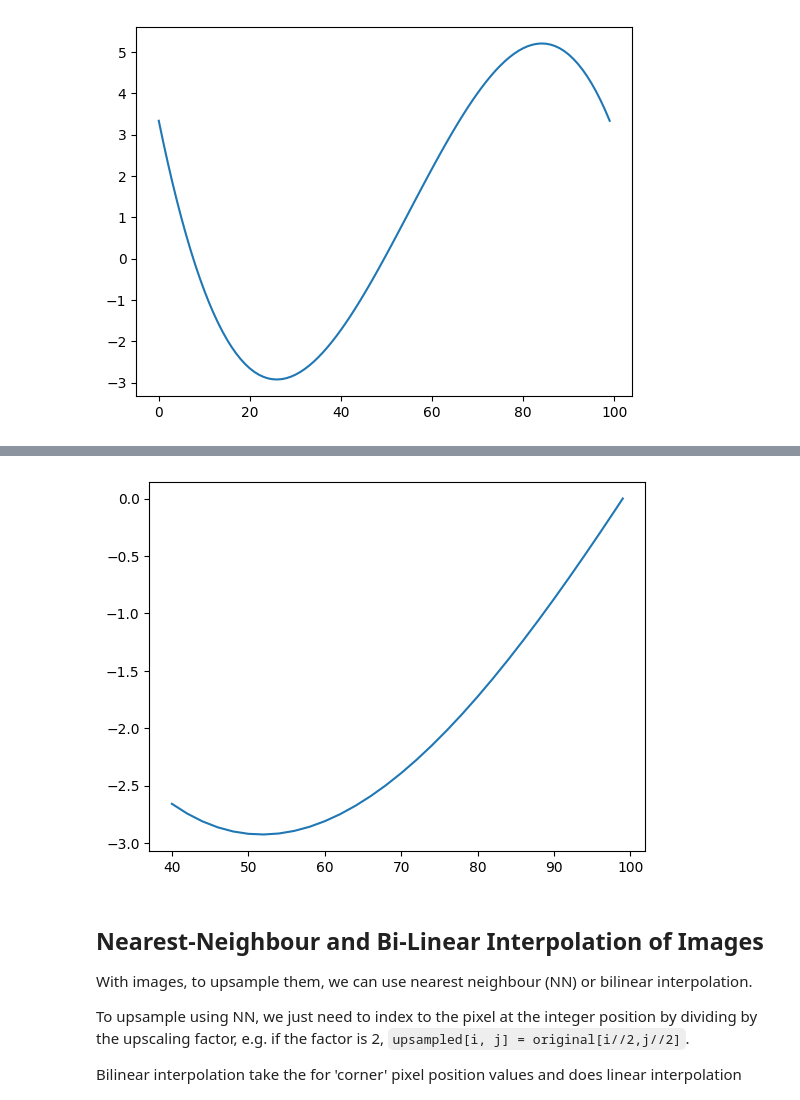
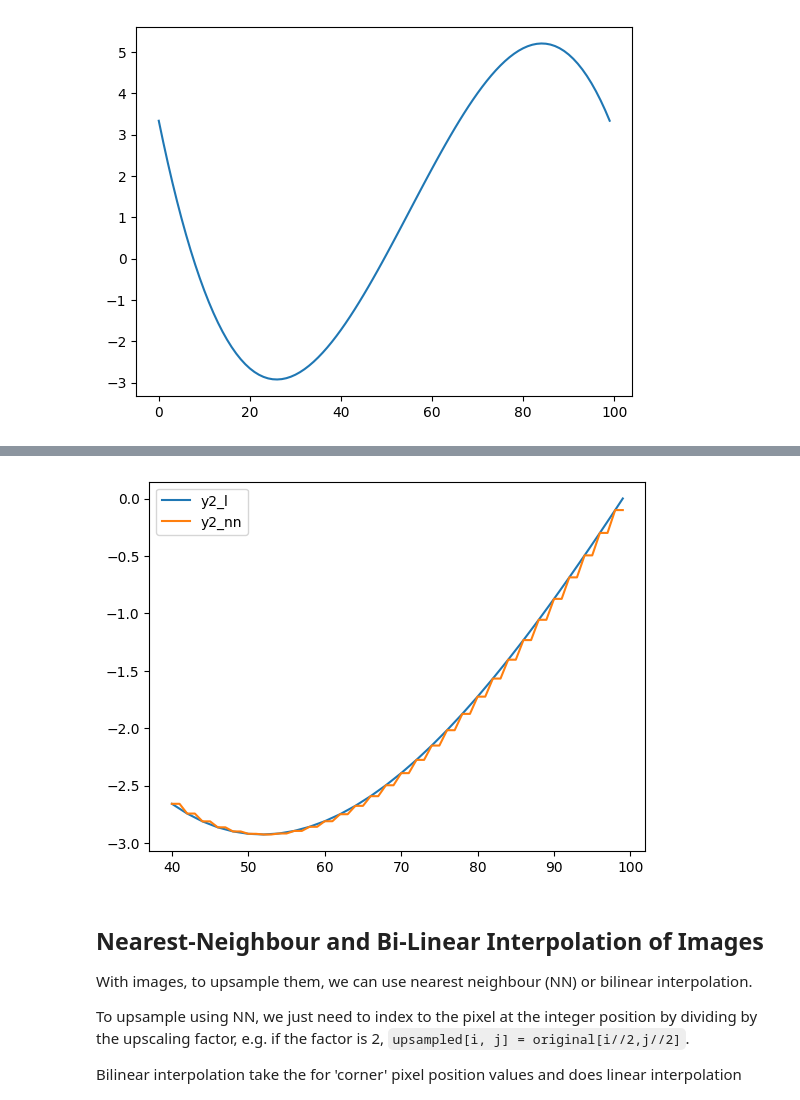
Before and after one commit to Xanonymous-GitHub/cs933-lab, a Jupyter notebook: lab2/lab-2.ipynb, the cells around one changed output, grey strips where cells are left out. Saved outputs shown, nothing was run; the diff lists cells and outputs as text; code cells hidden in the pictures.

```diff
--- a/lab2/lab-2.ipynb
+++ b/lab2/lab-2.ipynb
@@ -75,22 +100,26 @@ def interp(f, x):
 # %%
 # make an interesting function of 100 values
-#
+
 x = np.linspace(-10, 10, num=100)  # x values
-y = x + x * x / 30 - x**3 / 100
+y = x + (x ** 2 / 30) - (x ** 3 / 100)
 
 plt.plot(range(100), y)
 plt.show()
 # %% [output]
 [figure]
 # %%
-# upsample y = f(x) by a factor of 2 with nearest-neigbour interpolation
-
-y2_nn = np.zeros(2 * (len(y) - 1))
+# up_sample y = f(x) by a factor of 2 with nearest-neighbour interpolation
+# FIXED: The original code was wrong, which used `2 * (len(y) - 1)`.
+# The reason we use `2 * len(y) - 1` is because:
+# the original array has len(y) points, when we up-sample by a factor of 2, we want to
+# insert one new point between each original point.
+# And There are len(y) - 1 gaps between the original points.
+# So, the total number of points in the up-sampled array should be `len(y)` original points
+# plus `len(y) - 1` new points, which equals `2 * len(y) - 1`.
+y2_nn = np.zeros(2 * len(y) - 1)
 
 for i in range(len(y2_nn)):
-    x = int(i // 2)  # interger division
-    y2_nn[i] = y[x]  # nearest neighbour 'interpolation'
-
+    y2_nn[i] = y[i // 2]
 
 plt.plot(range(len(y2_nn)), y2_nn)
 plt.show()
@@ -98,6 +127,4 @@ plt.show()
 # zoom into range 40:100
 plt.plot(range(40, 100), y2_nn[40:100])
 plt.show()
-
-# note the step artefacts when we interpolate like this
 # %% [output]
@@ -105,20 +132,19 @@ plt.show()
 [figure]
 # %%
-# now do linear interpolation by a factor of 2
+# FIXED: see last section description.
+y2_l = np.zeros(2 * len(y) - 1)
 
-y2_l = np.zeros(2 * (len(y) - 1))
-
-for i in range(len(y2_l)):
-    x = i / 2.0  # floating point division
-
+for i in range(len(y2_l) - 1):
     # find value between int(x) and int(x)+1 at x
-    y2_l[i] = interp(y, x)  # linear interpolation
+    y2_l[i] = linear_interpolate_of(i / 2.0, func=y)  # linear interpolation
 
 # compare y2_l with y2_nn
-plt.plot(range(40, 100), y2_l[40:100])
+plt.plot(range(40, 100), y2_l[40:100], label="y2_l")
+plt.plot(range(40, 100), y2_nn[40:100], label="y2_nn")
+plt.legend(loc='best')
 plt.show()
 # %% [output]
-[figure, old version]
+[figure, new version]
 # %% [markdown]
 ## Nearest-Neighbour and Bi-Linear Interpolation of Images
 
```
Also changed, not shown: parts of 14 cells of this notebook.
